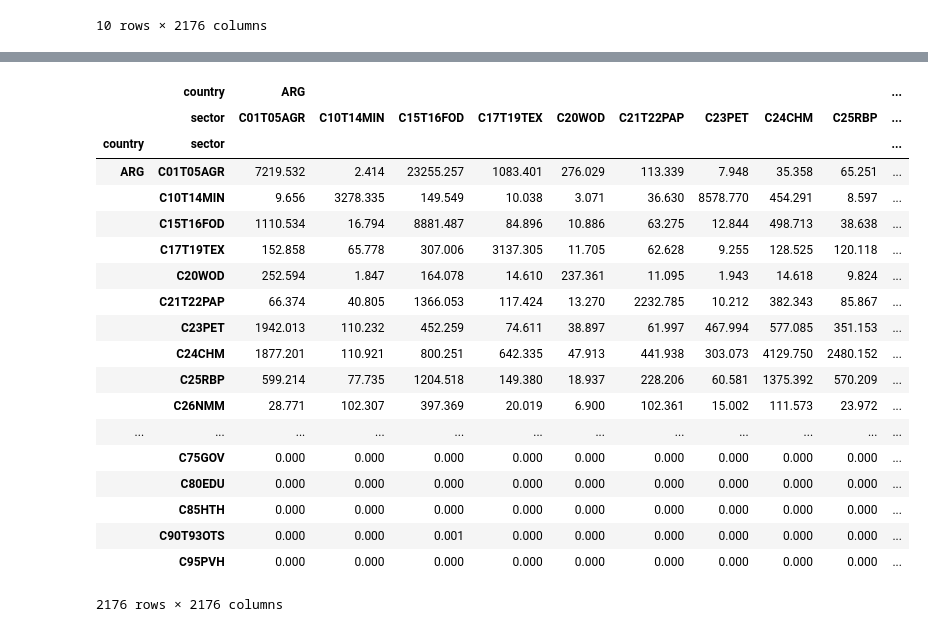
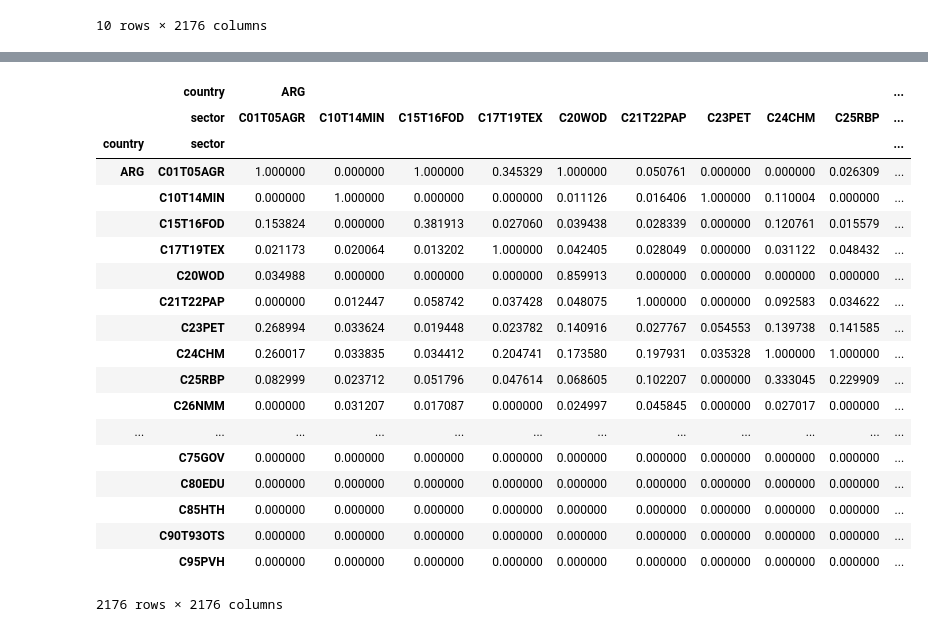
Before and after one commit to drosbcn/Networks, a Jupyter notebook: networks_project.ipynb, the cells around one changed output, grey strips where cells are left out. Drawn from its saved outputs; the diff is of its cells as text; code cells hidden in the pictures.

```diff
--- a/networks_project.ipynb
+++ b/networks_project.ipynb
@@ -85,25 +81,25 @@ array([[ 1.        ,  0.        ,  1.        , ...,  0.        ,
-# %%
-input_output
-# %% [output]
-|  | country | ARG |  |  |  |  |  |  |  |  | ... |
-|  | sector | C01T05AGR | C10T14MIN | C15T16FOD | C17T19TEX | C20WOD | C21T22PAP | C23PET | C24CHM | C25RBP | ... |
-| country | sector |  |  |  |  |  |  |  |  |  | ... |
-| ARG | C01T05AGR | 7219.532 | 2.414 | 23255.257 | 1083.401 | 276.029 | 113.339 | 7.948 | 35.358 | 65.251 | ... |
-|  | C10T14MIN | 9.656 | 3278.335 | 149.549 | 10.038 | 3.071 | 36.630 | 8578.770 | 454.291 | 8.597 | ... |
-|  | C15T16FOD | 1110.534 | 16.794 | 8881.487 | 84.896 | 10.886 | 63.275 | 12.844 | 498.713 | 38.638 | ... |
-|  | C17T19TEX | 152.858 | 65.778 | 307.006 | 3137.305 | 11.705 | 62.628 | 9.255 | 128.525 | 120.118 | ... |
-|  | C20WOD | 252.594 | 1.847 | 164.078 | 14.610 | 237.361 | 11.095 | 1.943 | 14.618 | 9.824 | ... |
-|  | C21T22PAP | 66.374 | 40.805 | 1366.053 | 117.424 | 13.270 | 2232.785 | 10.212 | 382.343 | 85.867 | ... |
-|  | C23PET | 1942.013 | 110.232 | 452.259 | 74.611 | 38.897 | 61.997 | 467.994 | 577.085 | 351.153 | ... |
-|  | C24CHM | 1877.201 | 110.921 | 800.251 | 642.335 | 47.913 | 441.938 | 303.073 | 4129.750 | 2480.152 | ... |
-|  | C25RBP | 599.214 | 77.735 | 1204.518 | 149.380 | 18.937 | 228.206 | 60.581 | 1375.392 | 570.209 | ... |
-|  | C26NMM | 28.771 | 102.307 | 397.369 | 20.019 | 6.900 | 102.361 | 15.002 | 111.573 | 23.972 | ... |
-| ... | ... | ... | ... | ... | ... | ... | ... | ... | ... | ... | ... |
-|  | C75GOV | 0.000 | 0.000 | 0.000 | 0.000 | 0.000 | 0.000 | 0.000 | 0.000 | 0.000 | ... |
-|  | C80EDU | 0.000 | 0.000 | 0.000 | 0.000 | 0.000 | 0.000 | 0.000 | 0.000 | 0.000 | ... |
-|  | C85HTH | 0.000 | 0.000 | 0.000 | 0.000 | 0.000 | 0.000 | 0.000 | 0.000 | 0.000 | ... |
-|  | C90T93OTS | 0.000 | 0.000 | 0.001 | 0.000 | 0.000 | 0.000 | 0.000 | 0.000 | 0.000 | ... |
-|  | C95PVH | 0.000 | 0.000 | 0.000 | 0.000 | 0.000 | 0.000 | 0.000 | 0.000 | 0.000 | ... |
-2176 rows × 2176 columns
+# %%
+input_output_norm
+# %% [output]
+|  | country | ARG |  |  |  |  |  |  |  |  | ... |
+|  | sector | C01T05AGR | C10T14MIN | C15T16FOD | C17T19TEX | C20WOD | C21T22PAP | C23PET | C24CHM | C25RBP | ... |
+| country | sector |  |  |  |  |  |  |  |  |  | ... |
+| ARG | C01T05AGR | 1.000000 | 0.000000 | 1.000000 | 0.345329 | 1.000000 | 0.050761 | 0.000000 | 0.000000 | 0.026309 | ... |
+|  | C10T14MIN | 0.000000 | 1.000000 | 0.000000 | 0.000000 | 0.011126 | 0.016406 | 1.000000 | 0.110004 | 0.000000 | ... |
+|  | C15T16FOD | 0.153824 | 0.000000 | 0.381913 | 0.027060 | 0.039438 | 0.028339 | 0.000000 | 0.120761 | 0.015579 | ... |
+|  | C17T19TEX | 0.021173 | 0.020064 | 0.013202 | 1.000000 | 0.042405 | 0.028049 | 0.000000 | 0.031122 | 0.048432 | ... |
+|  | C20WOD | 0.034988 | 0.000000 | 0.000000 | 0.000000 | 0.859913 | 0.000000 | 0.000000 | 0.000000 | 0.000000 | ... |
+|  | C21T22PAP | 0.000000 | 0.012447 | 0.058742 | 0.037428 | 0.048075 | 1.000000 | 0.000000 | 0.092583 | 0.034622 | ... |
+|  | C23PET | 0.268994 | 0.033624 | 0.019448 | 0.023782 | 0.140916 | 0.027767 | 0.054553 | 0.139738 | 0.141585 | ... |
+|  | C24CHM | 0.260017 | 0.033835 | 0.034412 | 0.204741 | 0.173580 | 0.197931 | 0.035328 | 1.000000 | 1.000000 | ... |
+|  | C25RBP | 0.082999 | 0.023712 | 0.051796 | 0.047614 | 0.068605 | 0.102207 | 0.000000 | 0.333045 | 0.229909 | ... |
+|  | C26NMM | 0.000000 | 0.031207 | 0.017087 | 0.000000 | 0.024997 | 0.045845 | 0.000000 | 0.027017 | 0.000000 | ... |
+| ... | ... | ... | ... | ... | ... | ... | ... | ... | ... | ... | ... |
+|  | C75GOV | 0.000000 | 0.000000 | 0.000000 | 0.000000 | 0.000000 | 0.000000 | 0.000000 | 0.000000 | 0.000000 | ... |
+|  | C80EDU | 0.000000 | 0.000000 | 0.000000 | 0.000000 | 0.000000 | 0.000000 | 0.000000 | 0.000000 | 0.000000 | ... |
+|  | C85HTH | 0.000000 | 0.000000 | 0.000000 | 0.000000 | 0.000000 | 0.000000 | 0.000000 | 0.000000 | 0.000000 | ... |
+|  | C90T93OTS | 0.000000 | 0.000000 | 0.000000 | 0.000000 | 0.000000 | 0.000000 | 0.000000 | 0.000000 | 0.000000 | ... |
+|  | C95PVH | 0.000000 | 0.000000 | 0.000000 | 0.000000 | 0.000000 | 0.000000 | 0.000000 | 0.000000 | 0.000000 | ... |
+2176 rows × 2176 columns
 # %%
 #filter input_output by index, extract
```
Also changed, not shown: parts of 3 cells of this notebook.
